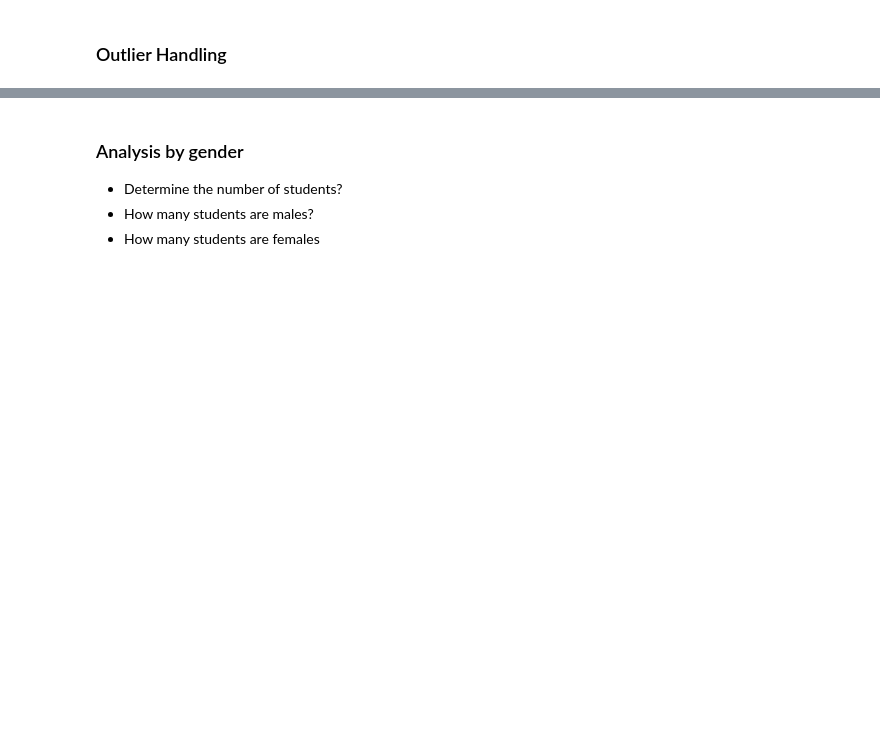
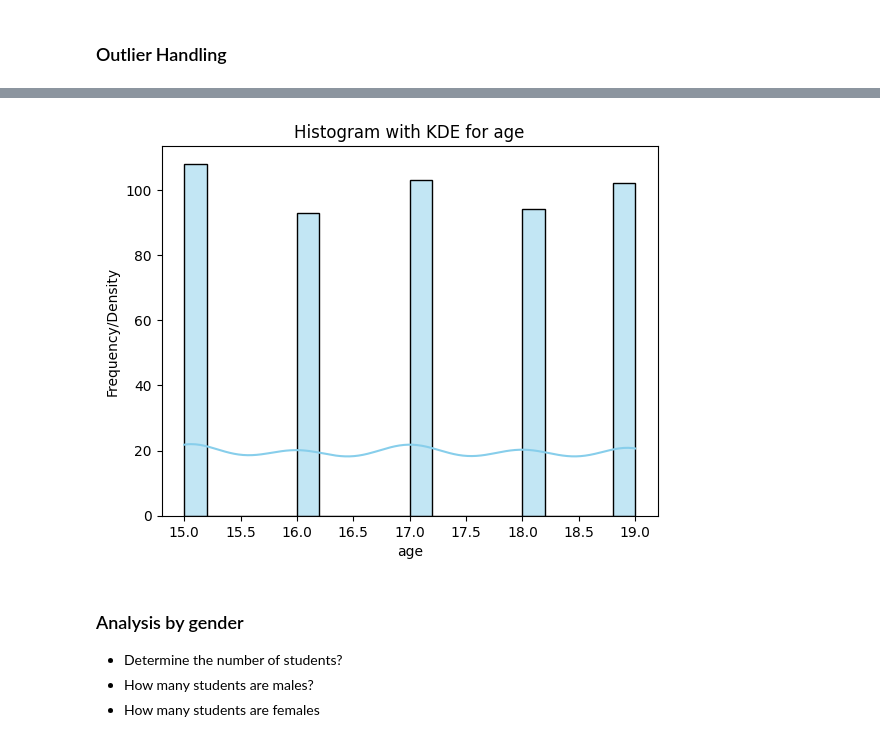
Before and after one commit to raymakoko/Student_Performance_Analyzer, a Jupyter notebook: notebooks/cleaningdata.ipynb, the cells around one changed output, grey strips where cells are left out. Cells and saved outputs as stored; diff of their text form; code cells hidden in the pictures; blank space fills up the shorter version.

```diff
--- a/notebooks/cleaningdata.ipynb
+++ b/notebooks/cleaningdata.ipynb
@@ -156,3 +245,21 @@ plt.show()
+# %%
+# The capping method
+
+# cap values outside the boundaries
+df['age'] = np.where((df["age"]<lower_bound)|(df["age"]>upper_bound),
+            df["age"].median(),
+            df["age"])
+# %%
+
+
+#Historam with KDE
+sns.histplot(df['age'], bins=20, kde=True, color='skyblue', edgecolor='black')
+plt.title('Histogram with KDE for age')
+plt.xlabel('age')
+plt.ylabel('Frequency/Density')
+plt.show()
+# %% [output]
+[figure, added]
 # %% [markdown]
 ### Analysis by gender
 - Determine the number of students?
```
Also changed, not shown: parts of 24 cells of this notebook.
